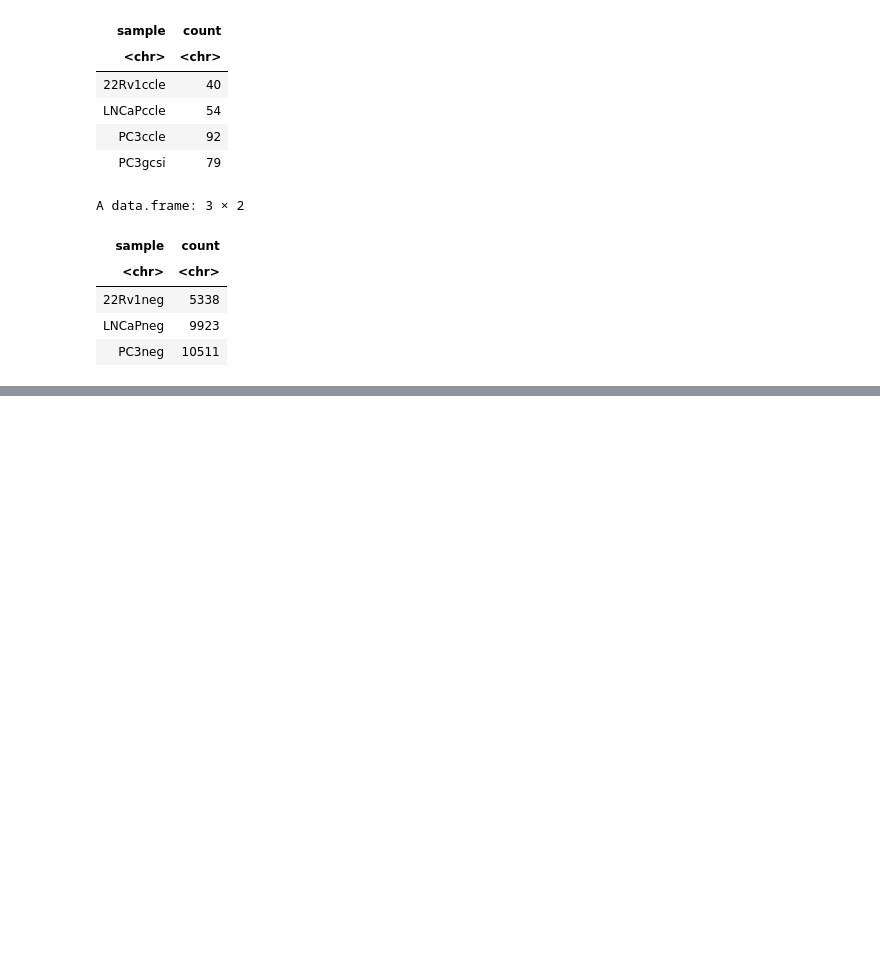
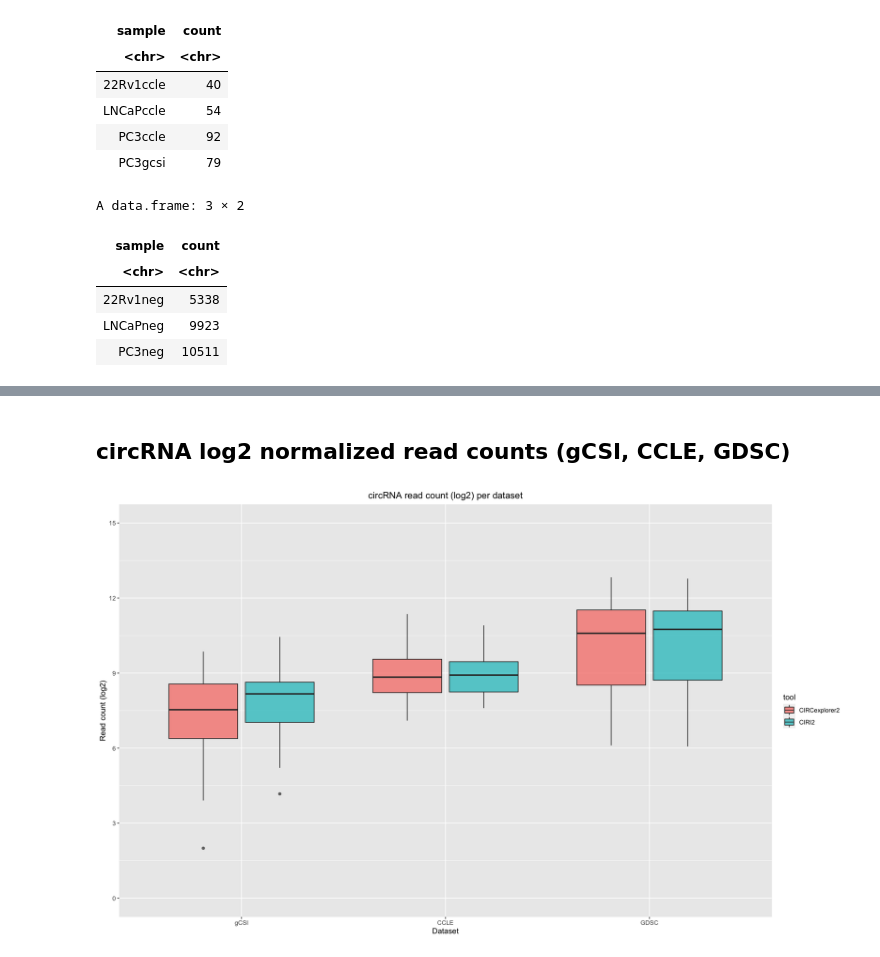
Before and after one commit to anthfm/circRNA, a Jupyter notebook: summarize_circRNA.ipynb, the cells around one changed output, grey strips where cells are left out. Cells and saved outputs as stored; diff of their text form; code cells hidden in the pictures; blank space fills up the shorter version.

```diff
--- a/summarize_circRNA.ipynb
+++ b/summarize_circRNA.ipynb
@@ -429,0 +431,16 @@ ggplot(df.m3, aes(x = variable, y = value, fill=tool)) + geom_violin() +
+# %% [markdown]
+## circRNA log2 normalized read counts (gCSI, CCLE, GDSC)
+# %%
+#organize CIRI2 and CIRCexplorer2 raw read counts for all biological replicates into combined transposed df for plotting
+df.box <- reshape2::melt(log2(ciri_combined[,c("gCSI","CCLE","GDSC")]), id.vars = NULL)
+df2.box <- reshape2::melt(log2(circ_combined[,c("gCSI","CCLE","GDSC")]), id.vars = NULL)
+df.box$tool <- "CIRI2"
+df2.box$tool <- "CIRCexplorer2"
+df3.box <- rbind(df.box,df2.box)
+
+ggplot(df3.box, aes(x = variable, y = value, fill = tool)) +
+  geom_boxplot(alpha=0.7) + scale_y_continuous(name = "Read count (log2)",
+                                             breaks = seq(0, 15, 3),
+                                             limits=c(0, 15)) + scale_x_discrete(name = "Dataset") + ggtitle("circRNA read count (log2) per dataset") + theme(plot.title = element_text(hjust = 0.5))
+# %% [output]
+[figure, added]
```
Also changed, not shown: parts of 18 cells of this notebook.
